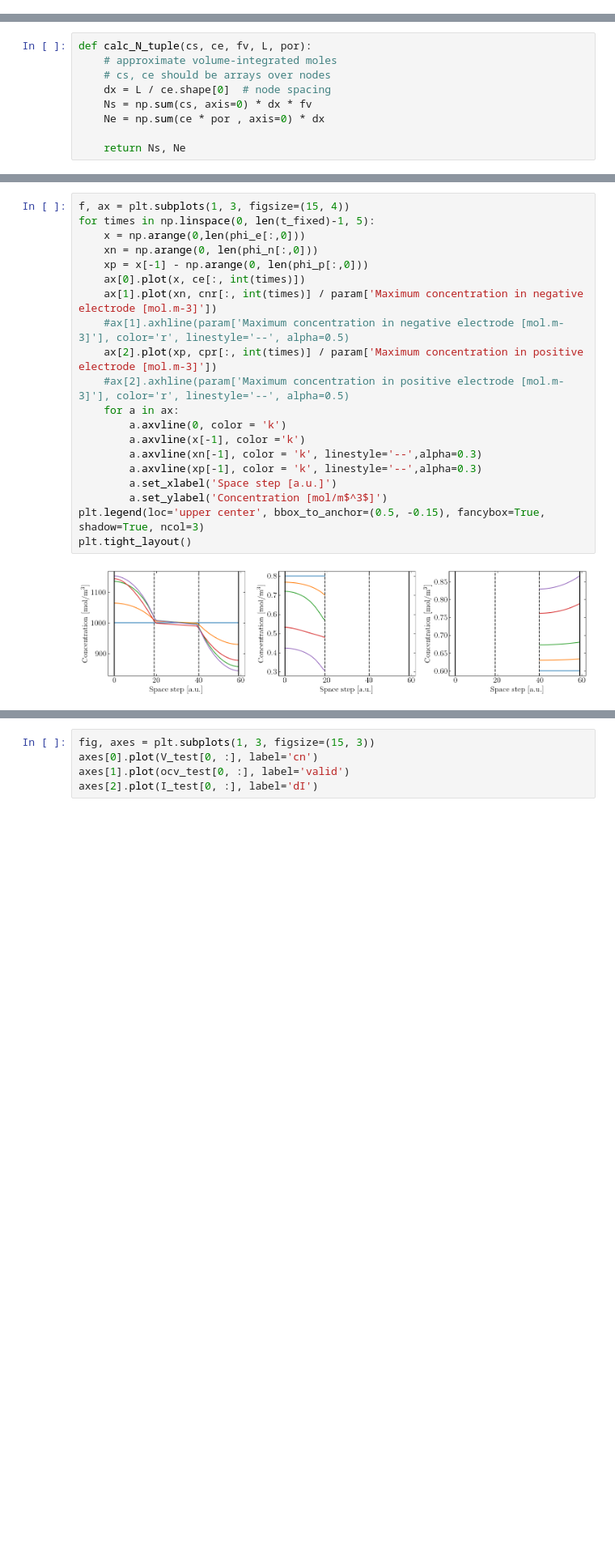
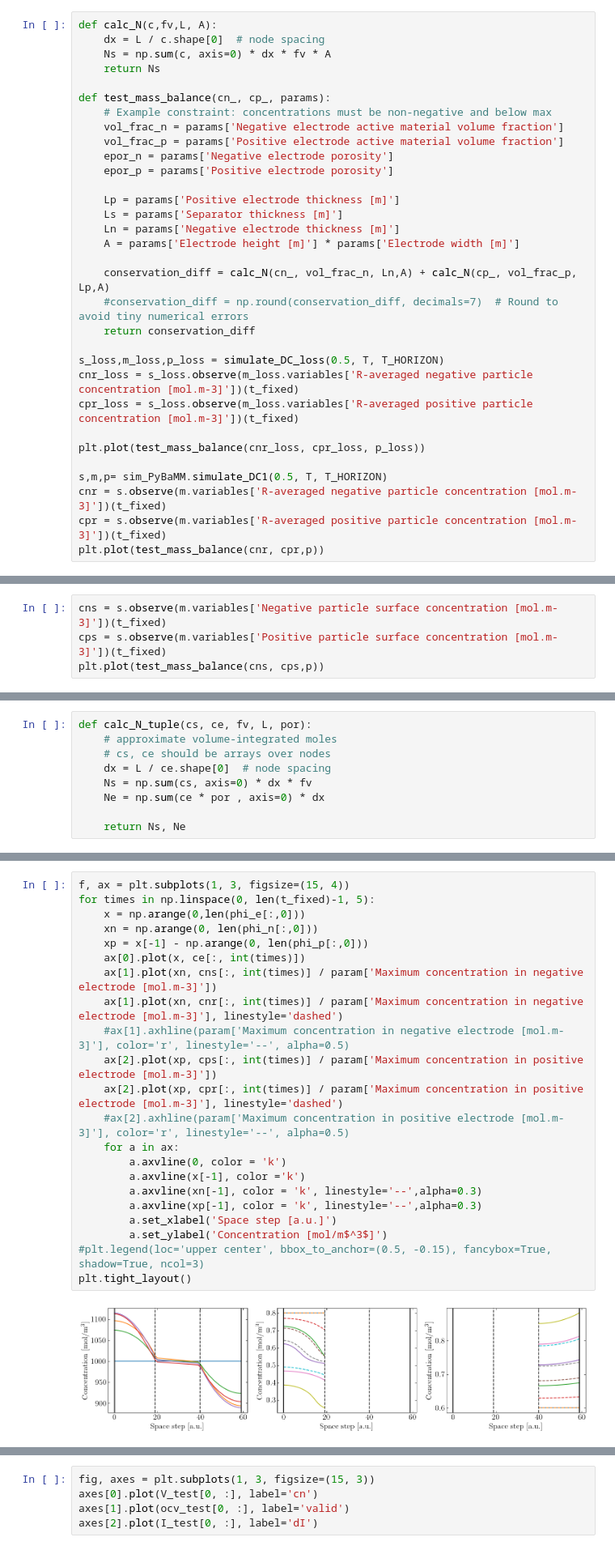
Before and after one commit to j-haralds/MSc_thesis, a Jupyter notebook: program/Test_JH.ipynb, the cells around one changed output, grey strips where cells are left out. Shown at 81% size. Cells and saved outputs as stored; diff of their text form; blank space fills up the shorter version.

```diff
--- a/program/Test_JH.ipynb
+++ b/program/Test_JH.ipynb
@@ -204,3 +217,35 @@ def simulate_DC1(I0, T, T_horizon):
     solution = sim.solve(t_eval)
 
     return solution, model, param
+# %%
+def calc_N(c,fv,L, A):
+    dx = L / c.shape[0]  # node spacing
+    Ns = np.sum(c, axis=0) * dx * fv * A
+    return Ns
+
+def test_mass_balance(cn_, cp_, params):
+    # Example constraint: concentrations must be non-negative and below max
+    vol_frac_n = params['Negative electrode active material volume fraction']
+    vol_frac_p = params['Positive electrode active material volume fraction']
+    epor_n = params['Negative electrode porosity']
+    epor_p = params['Positive electrode porosity']
+
+    Lp = params['Positive electrode thickness [m]']
+    Ls = params['Separator thickness [m]']
+    Ln = params['Negative electrode thickness [m]']
+    A = params['Electrode height [m]'] * params['Electrode width [m]']
+
+    conservation_diff = calc_N(cn_, vol_frac_n, Ln,A) + calc_N(cp_, vol_frac_p, Lp,A)
+    #conservation_diff = np.round(conservation_diff, decimals=7)  # Round to avoid tiny numerical errors
+    return conservation_diff
+
+s_loss,m_loss,p_loss = simulate_DC_loss(0.5, T, T_HORIZON)
+cnr_loss = s_loss.observe(m_loss.variables['R-averaged negative particle concentration [mol.m-3]'])(t_fixed)
+cpr_loss = s_loss.observe(m_loss.variables['R-averaged positive particle concentration [mol.m-3]'])(t_fixed)
+
+plt.plot(test_mass_balance(cnr_loss, cpr_loss, p_loss))
+
+s,m,p= sim_PyBaMM.simulate_DC1(0.5, T, T_HORIZON)
+cnr = s.observe(m.variables['R-averaged negative particle concentration [mol.m-3]'])(t_fixed)
+cpr = s.observe(m.variables['R-averaged positive particle concentration [mol.m-3]'])(t_fixed)
+plt.plot(test_mass_balance(cnr, cpr,p))
@@ -206,0 +255,4 @@ def simulate_DC1(I0, T, T_horizon):
+# %%
+cns = s.observe(m.variables['Negative particle surface concentration [mol.m-3]'])(t_fixed)
+cps = s.observe(m.variables['Positive particle surface concentration [mol.m-3]'])(t_fixed)
+plt.plot(test_mass_balance(cns, cps,p))
@@ -273,22 +328,24 @@ plt.tight_layout()
 # %%
 f, ax = plt.subplots(1, 3, figsize=(15, 4))
 for times in np.linspace(0, len(t_fixed)-1, 5):
     x = np.arange(0,len(phi_e[:,0]))
     xn = np.arange(0, len(phi_n[:,0]))
     xp = x[-1] - np.arange(0, len(phi_p[:,0]))
     ax[0].plot(x, ce[:, int(times)])
-    ax[1].plot(xn, cnr[:, int(times)] / param['Maximum concentration in negative electrode [mol.m-3]'])
+    ax[1].plot(xn, cns[:, int(times)] / param['Maximum concentration in negative electrode [mol.m-3]'])
+    ax[1].plot(xn, cnr[:, int(times)] / param['Maximum concentration in negative electrode [mol.m-3]'], linestyle='dashed')
     #ax[1].axhline(param['Maximum concentration in negative electrode [mol.m-3]'], color='r', linestyle='--', alpha=0.5)
-    ax[2].plot(xp, cpr[:, int(times)] / param['Maximum concentration in positive electrode [mol.m-3]'])
+    ax[2].plot(xp, cps[:, int(times)] / param['Maximum concentration in positive electrode [mol.m-3]'])
+    ax[2].plot(xp, cpr[:, int(times)] / param['Maximum concentration in positive electrode [mol.m-3]'], linestyle='dashed')
     #ax[2].axhline(param['Maximum concentration in positive electrode [mol.m-3]'], color='r', linestyle='--', alpha=0.5)
     for a in ax:
         a.axvline(0, color = 'k')
         a.axvline(x[-1], color ='k')
         a.axvline(xn[-1], color = 'k', linestyle='--',alpha=0.3)
         a.axvline(xp[-1], color = 'k', linestyle='--',alpha=0.3)
         a.set_xlabel('Space step [a.u.]')
         a.set_ylabel('Concentration [mol/m$^3$]')
-plt.legend(loc='upper center', bbox_to_anchor=(0.5, -0.15), fancybox=True, shadow=True, ncol=3)
+#plt.legend(loc='upper center', bbox_to_anchor=(0.5, -0.15), fancybox=True, shadow=True, ncol=3)
 plt.tight_layout()
 # %% [output]
-[figure, old version]
+[figure, new version]
```
Also changed, not shown: parts of 7 cells of this notebook, 4 other files.
